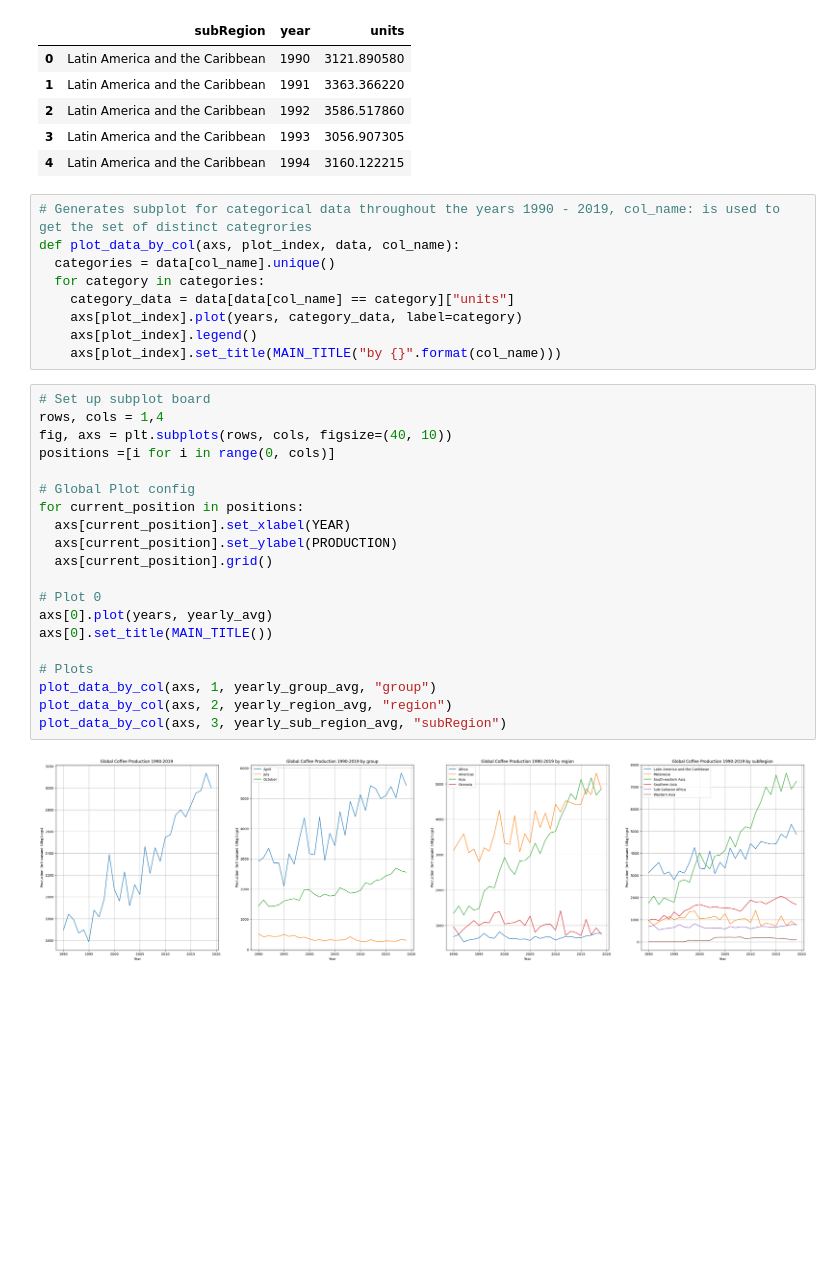
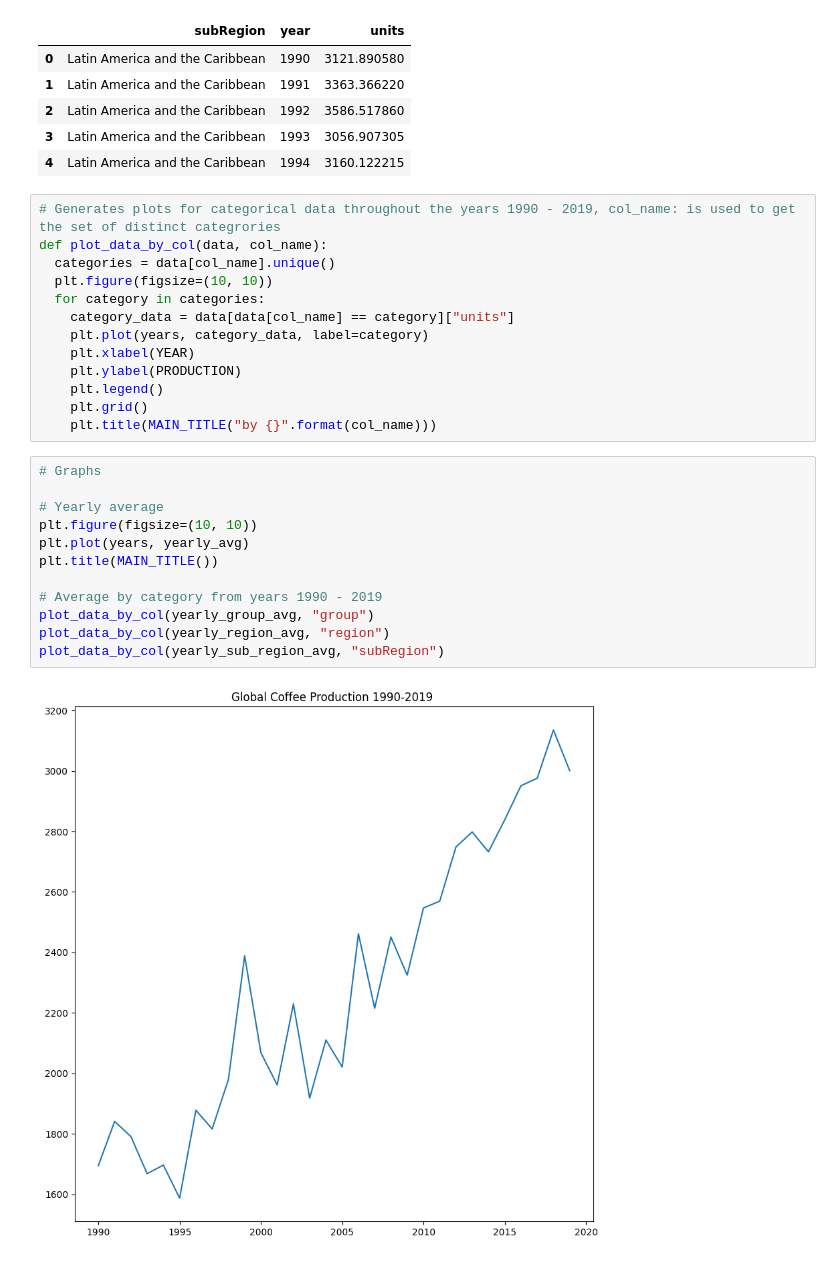
Before and after one commit to hpuma/global-coffee-trade-historical-data, a Jupyter notebook: tp_exploratory_analysis.ipynb, the cells around one changed output. Drawn from its saved outputs; the diff is of its cells as text; blank space fills up the shorter version.

Commit message:
Remove sub plots and replace with individual charts for clarity on github

```diff
--- a/tp_exploratory_analysis.ipynb
+++ b/tp_exploratory_analysis.ipynb
@@ -90,33 +89,29 @@ display("yearly_sub_region_avg", yearly_sub_region_avg.head())
 | 3 | Latin America and the Caribbean | 1993 | 3056.907305 |
 | 4 | Latin America and the Caribbean | 1994 | 3160.122215 |
 # %%
-# Generates subplot for categorical data throughout the years 1990 - 2019, col_name: is used to get the set of distinct categrories
-def plot_data_by_col(axs, plot_index, data, col_name):
+# Generates plots for categorical data throughout the years 1990 - 2019, col_name: is used to get the set of distinct categrories
+def plot_data_by_col(data, col_name):
   categories = data[col_name].unique()
+  plt.figure(figsize=(10, 10))
   for category in categories:
     category_data = data[data[col_name] == category]["units"]
-    axs[plot_index].plot(years, category_data, label=category)
-    axs[plot_index].legend()
-    axs[plot_index].set_title(MAIN_TITLE("by {}".format(col_name)))
+    plt.plot(years, category_data, label=category)
+    plt.xlabel(YEAR)
+    plt.ylabel(PRODUCTION)
+    plt.legend()
+    plt.grid()
+    plt.title(MAIN_TITLE("by {}".format(col_name)))
 # %%
-# Set up subplot board
-rows, cols = 1,4
-fig, axs = plt.subplots(rows, cols, figsize=(40, 10))
-positions =[i for i in range(0, cols)]
+# Graphs
 
-# Global Plot config
-for current_position in positions:
-  axs[current_position].set_xlabel(YEAR)
-  axs[current_position].set_ylabel(PRODUCTION)
-  axs[current_position].grid()
+# Yearly average
+plt.figure(figsize=(10, 10))
+plt.plot(years, yearly_avg)
+plt.title(MAIN_TITLE())
 
-# Plot 0
-axs[0].plot(years, yearly_avg)
-axs[0].set_title(MAIN_TITLE())
-
-# Plots
-plot_data_by_col(axs, 1, yearly_group_avg, "group")
-plot_data_by_col(axs, 2, yearly_region_avg, "region")
-plot_data_by_col(axs, 3, yearly_sub_region_avg, "subRegion")
+# Average by category from years 1990 - 2019
+plot_data_by_col(yearly_group_avg, "group")
+plot_data_by_col(yearly_region_avg, "region")
+plot_data_by_col(yearly_sub_region_avg, "subRegion")
 # %% [output]
-[figure, old version]
+[figure, new version]
```
Also changed, not shown: parts of 3 cells of this notebook.
